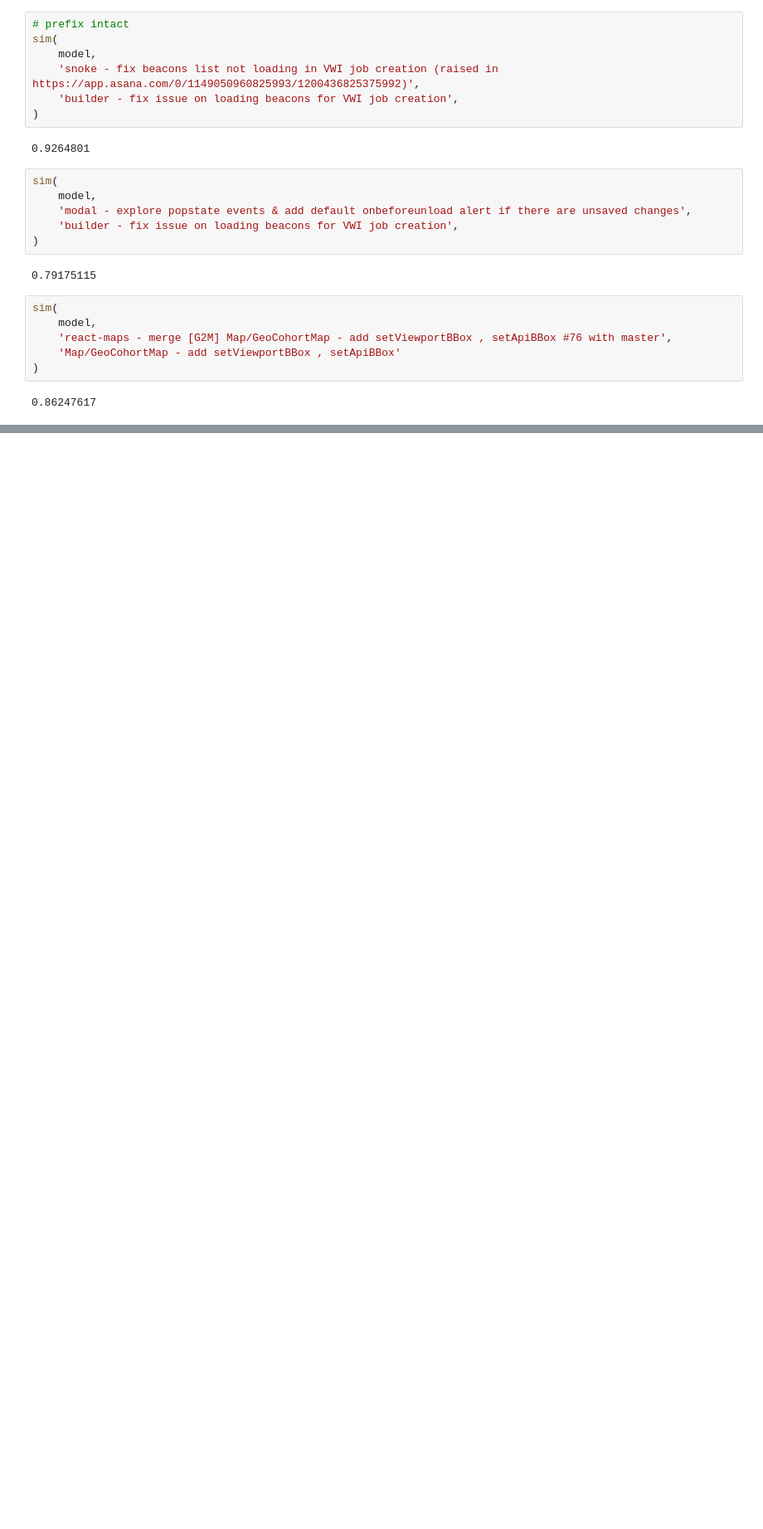
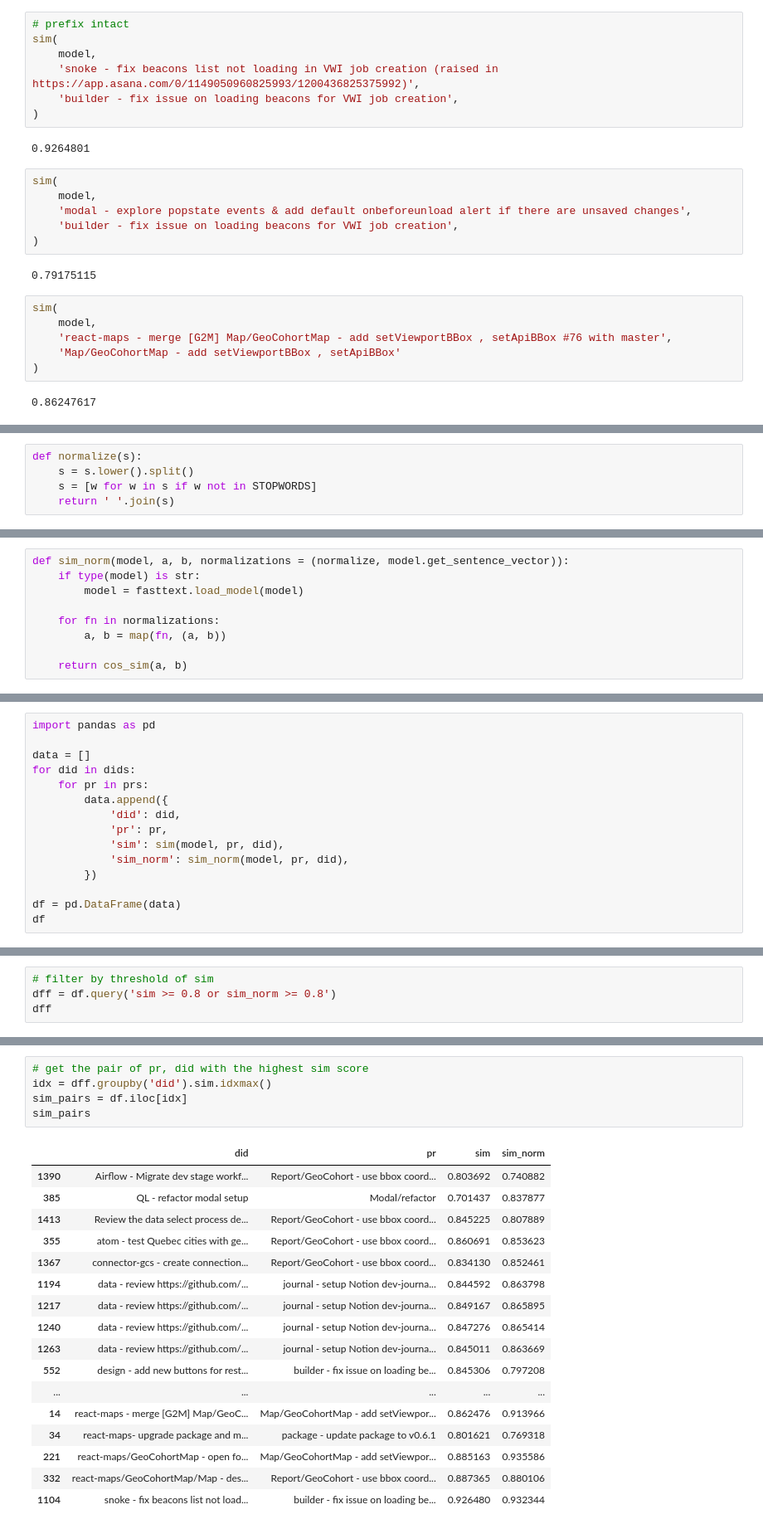
Before and after one commit to EQWorks/updates, a Jupyter notebook: nlp/similarity.ipynb, the cells around one changed output, grey strips where cells are left out. Shown at 83% size. Saved outputs shown, nothing was run; the diff lists cells and outputs as text; blank space fills up the shorter version.

Commit message:
nlp - normalization and larger sample test run (~17% dedupe)

```diff
--- a/nlp/similarity.ipynb
+++ b/nlp/similarity.ipynb
@@ -86,0 +90,5 @@ sim(
+# %%
+def normalize(s):
+    s = s.lower().split()
+    s = [w for w in s if w not in STOPWORDS]
+    return ' '.join(s)
@@ -86,0 +99,9 @@ sim(
+# %%
+def sim_norm(model, a, b, normalizations = (normalize, model.get_sentence_vector)):
+    if type(model) is str:
+        model = fasttext.load_model(model)
+
+    for fn in normalizations:
+        a, b = map(fn, (a, b))
+
+    return cos_sim(a, b)
@@ -86,0 +233,15 @@ sim(
+# %%
+import pandas as pd
+
+data = []
+for did in dids:
+    for pr in prs:
+        data.append({
+            'did': did,
+            'pr': pr,
+            'sim': sim(model, pr, did),
+            'sim_norm': sim_norm(model, pr, did),
+        })
+
+df = pd.DataFrame(data)
+df
@@ -86,0 +262,4 @@ sim(
+# %%
+# filter by threshold of sim
+dff = df.query('sim >= 0.8 or sim_norm >= 0.8')
+dff
@@ -86,0 +288,23 @@ sim(
+# %%
+# get the pair of pr, did with the highest sim score
+idx = dff.groupby('did').sim.idxmax()
+sim_pairs = df.iloc[idx]
+sim_pairs
+# %% [output]
+|  | did | pr | sim | sim_norm |
+| 1390 | Airflow - Migrate dev stage workf... | Report/GeoCohort - use bbox coord... | 0.803692 | 0.740882 |
+| 385 | QL - refactor modal setup | Modal/refactor | 0.701437 | 0.837877 |
+| 1413 | Review the data select process de... | Report/GeoCohort - use bbox coord... | 0.845225 | 0.807889 |
+| 355 | atom - test Quebec cities with ge... | Report/GeoCohort - use bbox coord... | 0.860691 | 0.853623 |
+| 1367 | connector-gcs - create connection... | Report/GeoCohort - use bbox coord... | 0.834130 | 0.852461 |
+| 1194 | data - review https://github.com/... | journal - setup Notion dev-journa... | 0.844592 | 0.863798 |
+| 1217 | data - review https://github.com/... | journal - setup Notion dev-journa... | 0.849167 | 0.865895 |
+| 1240 | data - review https://github.com/... | journal - setup Notion dev-journa... | 0.847276 | 0.865414 |
+| 1263 | data - review https://github.com/... | journal - setup Notion dev-journa... | 0.845011 | 0.863669 |
+| 552 | design - add new buttons for rest... | builder - fix issue on loading be... | 0.845306 | 0.797208 |
+| ... | ... | ... | ... | ... |
+| 14 | react-maps - merge [G2M] Map/GeoC... | Map/GeoCohortMap - add setViewpor... | 0.862476 | 0.913966 |
+| 34 | react-maps- upgrade package and m... | package - update package to v0.6.1 | 0.801621 | 0.769318 |
+| 221 | react-maps/GeoCohortMap - open fo... | Map/GeoCohortMap - add setViewpor... | 0.885163 | 0.935586 |
+| 332 | react-maps/GeoCohortMap/Map - des... | Report/GeoCohort - use bbox coord... | 0.887365 | 0.880106 |
+| 1104 | snoke - fix beacons list not load... | builder - fix issue on loading be... | 0.926480 | 0.932344 |
```
Also changed, not shown: parts of 12 cells of this notebook.
